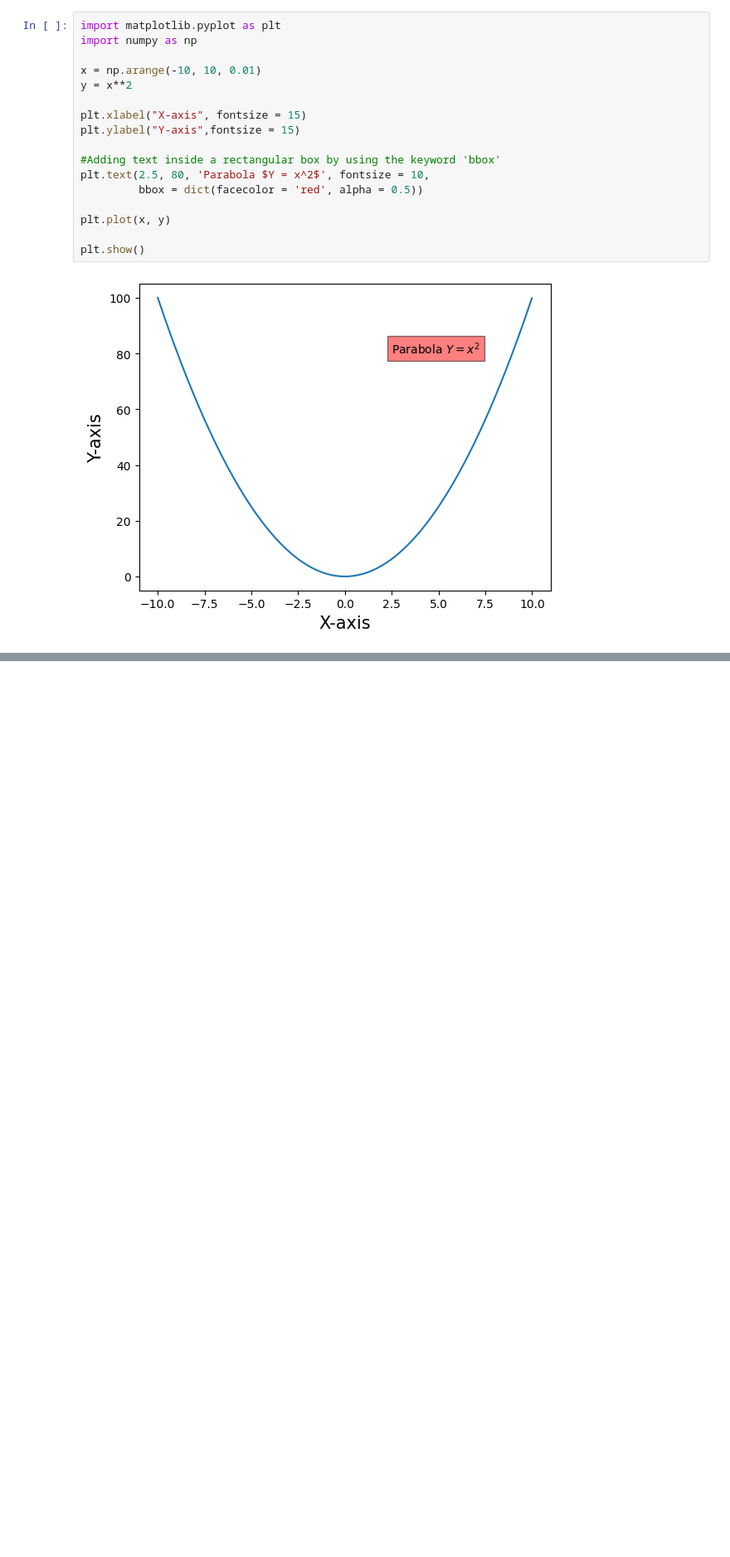
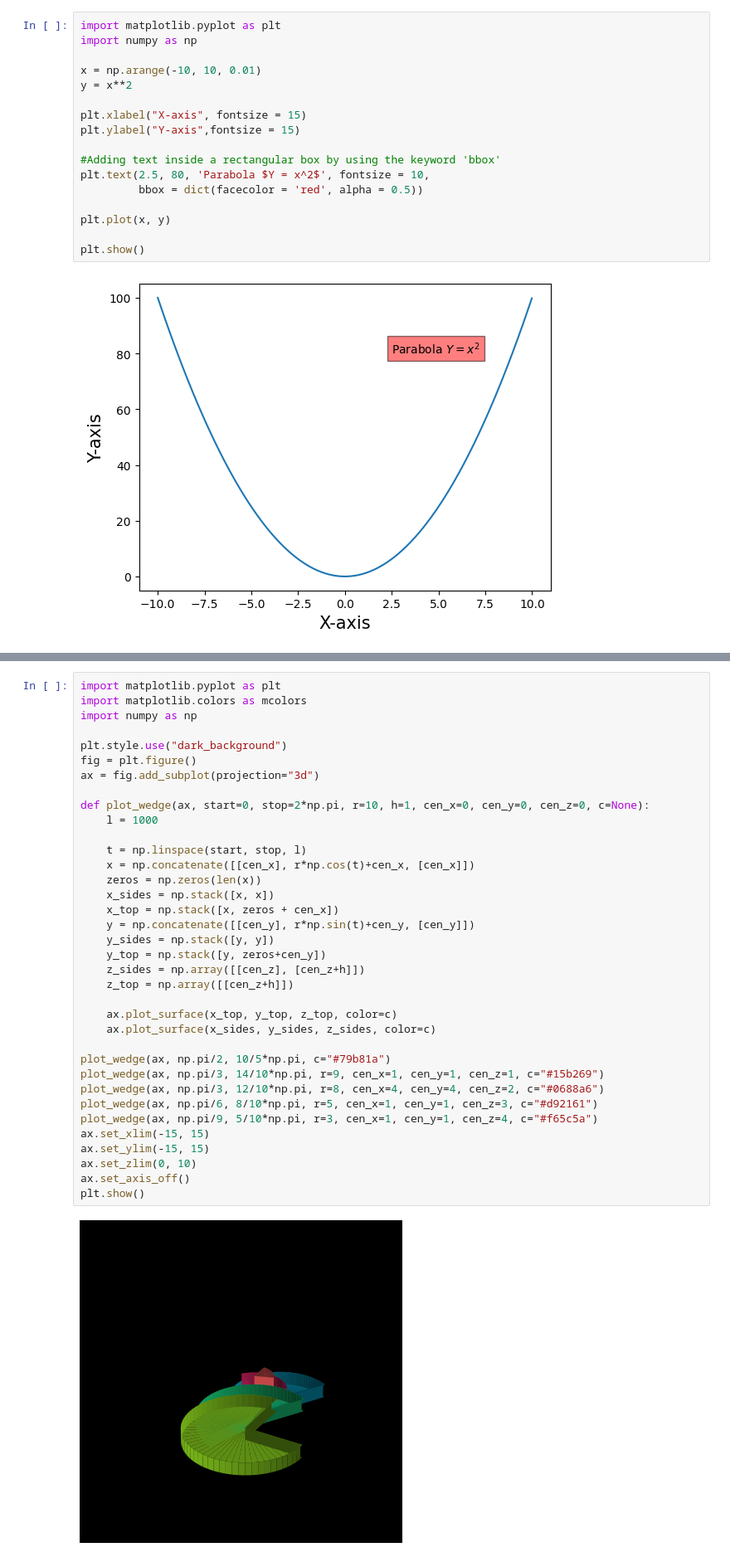
Before and after one commit to fischettijw/Abigail_ScienceFair_2024-25_082224, a Jupyter notebook: sandbox/AM - PM.ipynb, the cells around one changed output, grey strips where cells are left out. Shown at 83% size. Drawn from its saved outputs; the diff is of its cells as text; blank space fills up the shorter version.

```diff
--- a/sandbox/AM - PM.ipynb
+++ b/sandbox/AM - PM.ipynb
@@ -301,0 +335,38 @@ plt.show()
+# %%
+import matplotlib.pyplot as plt
+import matplotlib.colors as mcolors
+import numpy as np
+
+plt.style.use("dark_background")
+fig = plt.figure()
+ax = fig.add_subplot(projection="3d")
+
+def plot_wedge(ax, start=0, stop=2*np.pi, r=10, h=1, cen_x=0, cen_y=0, cen_z=0, c=None):
+    l = 1000
+
+    t = np.linspace(start, stop, l)
+    x = np.concatenate([[cen_x], r*np.cos(t)+cen_x, [cen_x]])
+    zeros = np.zeros(len(x))
+    x_sides = np.stack([x, x])
+    x_top = np.stack([x, zeros + cen_x])
+    y = np.concatenate([[cen_y], r*np.sin(t)+cen_y, [cen_y]])
+    y_sides = np.stack([y, y])
+    y_top = np.stack([y, zeros+cen_y])
+    z_sides = np.array([[cen_z], [cen_z+h]])
+    z_top = np.array([[cen_z+h]])
+
+    ax.plot_surface(x_top, y_top, z_top, color=c)
+    ax.plot_surface(x_sides, y_sides, z_sides, color=c)
+
+plot_wedge(ax, np.pi/2, 10/5*np.pi, c="#79b81a")
+plot_wedge(ax, np.pi/3, 14/10*np.pi, r=9, cen_x=1, cen_y=1, cen_z=1, c="#15b269")
+plot_wedge(ax, np.pi/3, 12/10*np.pi, r=8, cen_x=4, cen_y=4, cen_z=2, c="#0688a6")
+plot_wedge(ax, np.pi/6, 8/10*np.pi, r=5, cen_x=1, cen_y=1, cen_z=3, c="#d92161")
+plot_wedge(ax, np.pi/9, 5/10*np.pi, r=3, cen_x=1, cen_y=1, cen_z=4, c="#f65c5a")
+ax.set_xlim(-15, 15)
+ax.set_ylim(-15, 15)
+ax.set_zlim(0, 10)
+ax.set_axis_off()
+plt.show()
+# %% [output]
+[figure, added]
```
Also changed, not shown: parts of 1 cell of this notebook.
